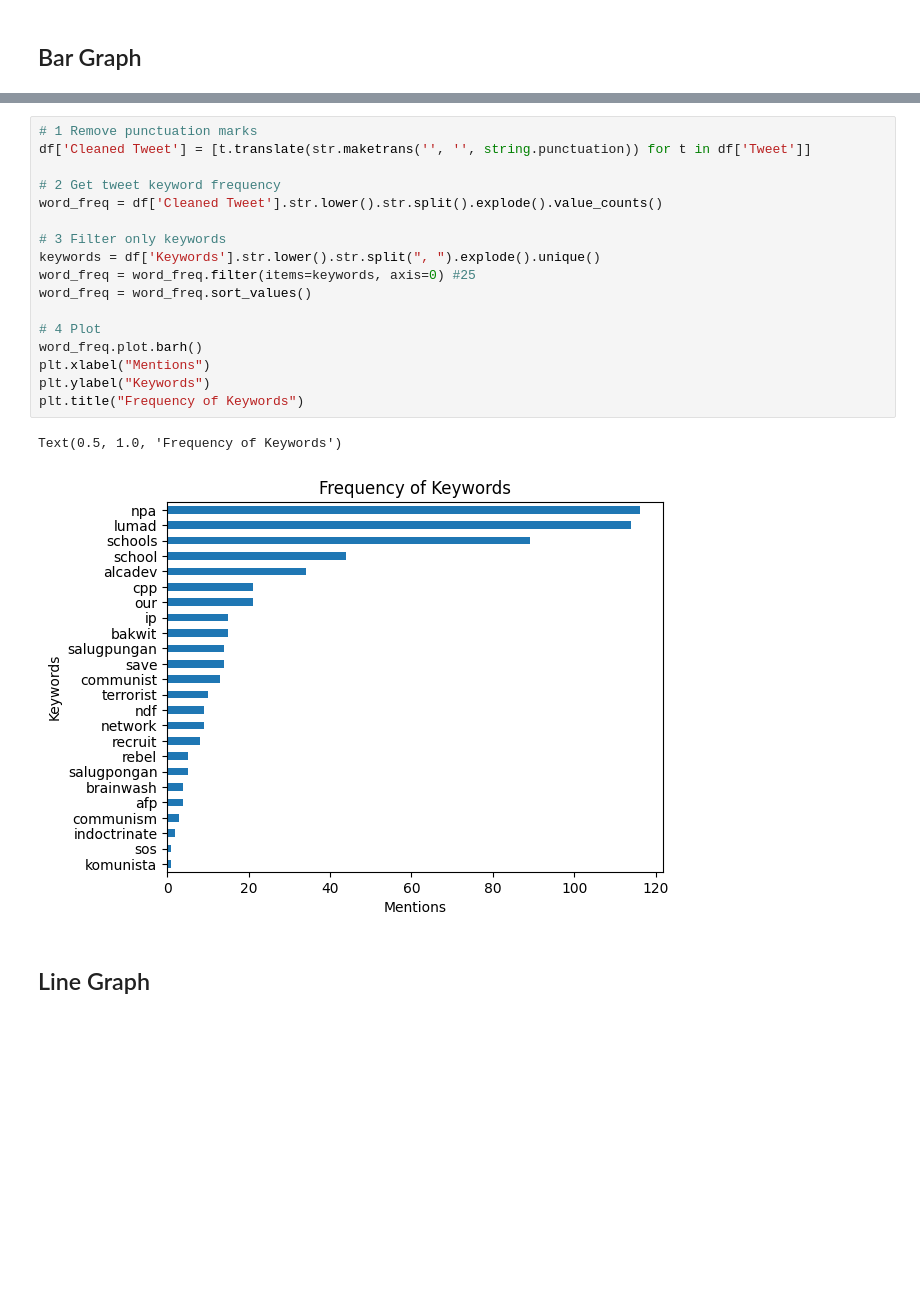
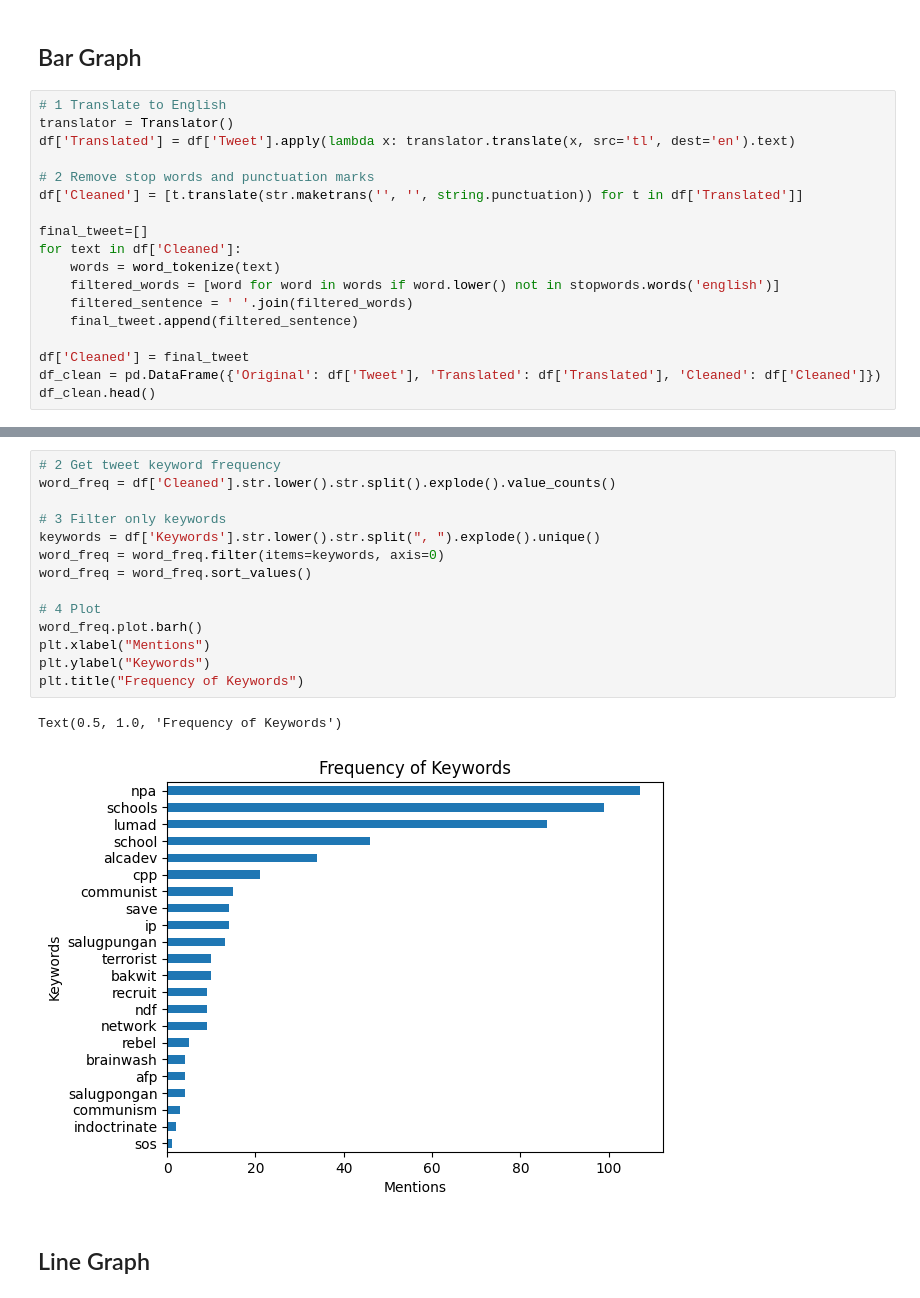
Before and after one commit to layadp/Red-Tagging-of-Lumad-Groups, a Jupyter notebook: code/Group16_DataExploration.ipynb, the cells around one changed output, grey strips where cells are left out. Cells and saved outputs as stored; diff of their text form; blank space fills up the shorter version.

Commit message:
Updated data exploration code

```diff
--- a/code/Group16_DataExploration.ipynb
+++ b/code/Group16_DataExploration.ipynb
@@ -184,3 +193,21 @@ plt.show()
 [figure]
 # %% [markdown]
 ## Bar Graph
+# %%
+# 1 Translate to English
+translator = Translator()
+df['Translated'] = df['Tweet'].apply(lambda x: translator.translate(x, src='tl', dest='en').text)
+
+# 2 Remove stop words and punctuation marks
+df['Cleaned'] = [t.translate(str.maketrans('', '', string.punctuation)) for t in df['Translated']]
+
+final_tweet=[]
+for text in df['Cleaned']:
+    words = word_tokenize(text)
+    filtered_words = [word for word in words if word.lower() not in stopwords.words('english')]
+    filtered_sentence = ' '.join(filtered_words)
+    final_tweet.append(filtered_sentence)
+
+df['Cleaned'] = final_tweet
+df_clean = pd.DataFrame({'Original': df['Tweet'], 'Translated': df['Translated'], 'Cleaned': df['Cleaned']})
+df_clean.head()
@@ -187,23 +221,20 @@ plt.show()
 # %%
-# 1 Remove punctuation marks
-df['Cleaned Tweet'] = [t.translate(str.maketrans('', '', string.punctuation)) for t in df['Tweet']]
-
 # 2 Get tweet keyword frequency
-word_freq = df['Cleaned Tweet'].str.lower().str.split().explode().value_counts()
+word_freq = df['Cleaned'].str.lower().str.split().explode().value_counts()
 
 # 3 Filter only keywords
 keywords = df['Keywords'].str.lower().str.split(", ").explode().unique()
-word_freq = word_freq.filter(items=keywords, axis=0) #25
+word_freq = word_freq.filter(items=keywords, axis=0)
 word_freq = word_freq.sort_values()
 
 # 4 Plot
 word_freq.plot.barh()
 plt.xlabel("Mentions")
 plt.ylabel("Keywords")
 plt.title("Frequency of Keywords")
 # %% [output]
 Text(0.5, 1.0, 'Frequency of Keywords')
-[figure, old version]
+[figure, new version]
 # %% [markdown]
 ## Line Graph
 # %%
```
Also changed, not shown: parts of 2 cells of this notebook.
